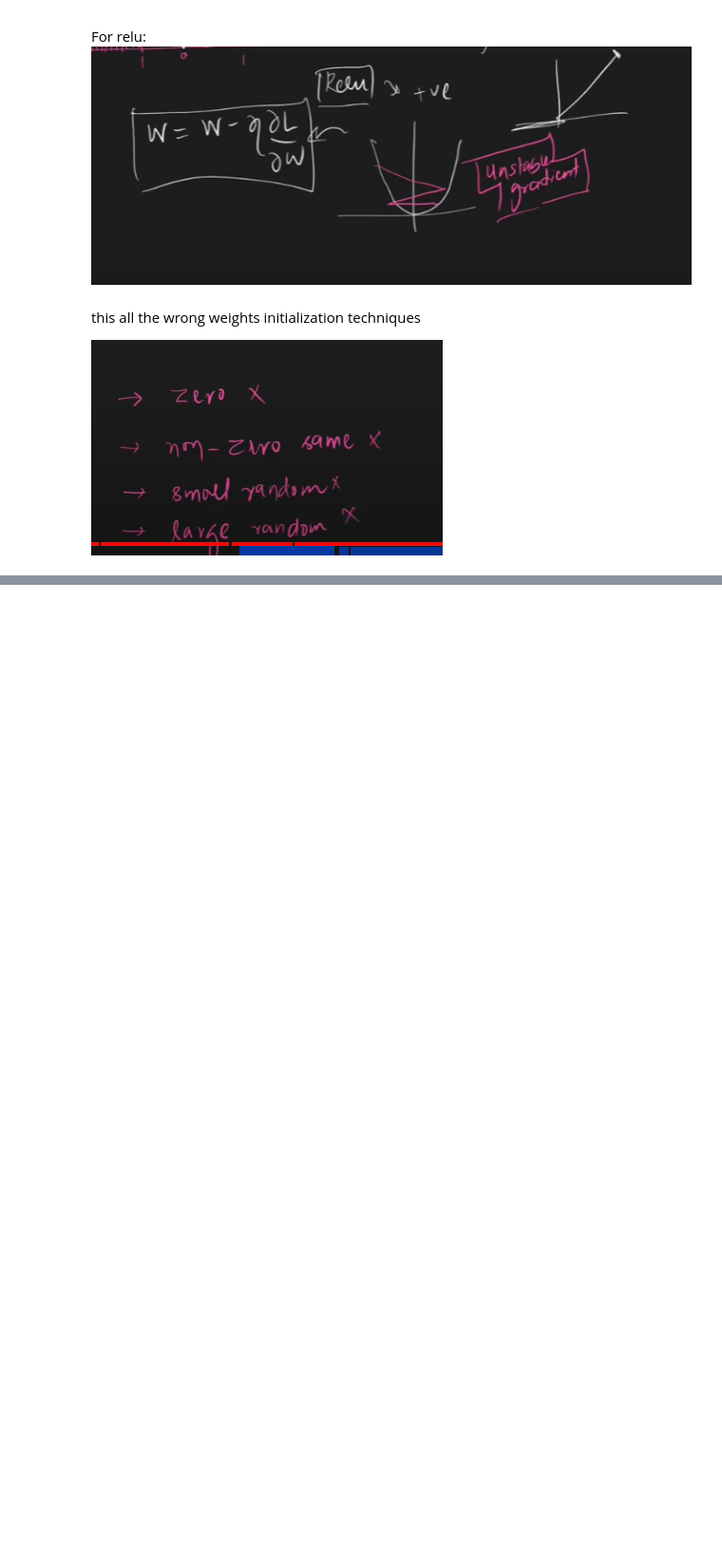
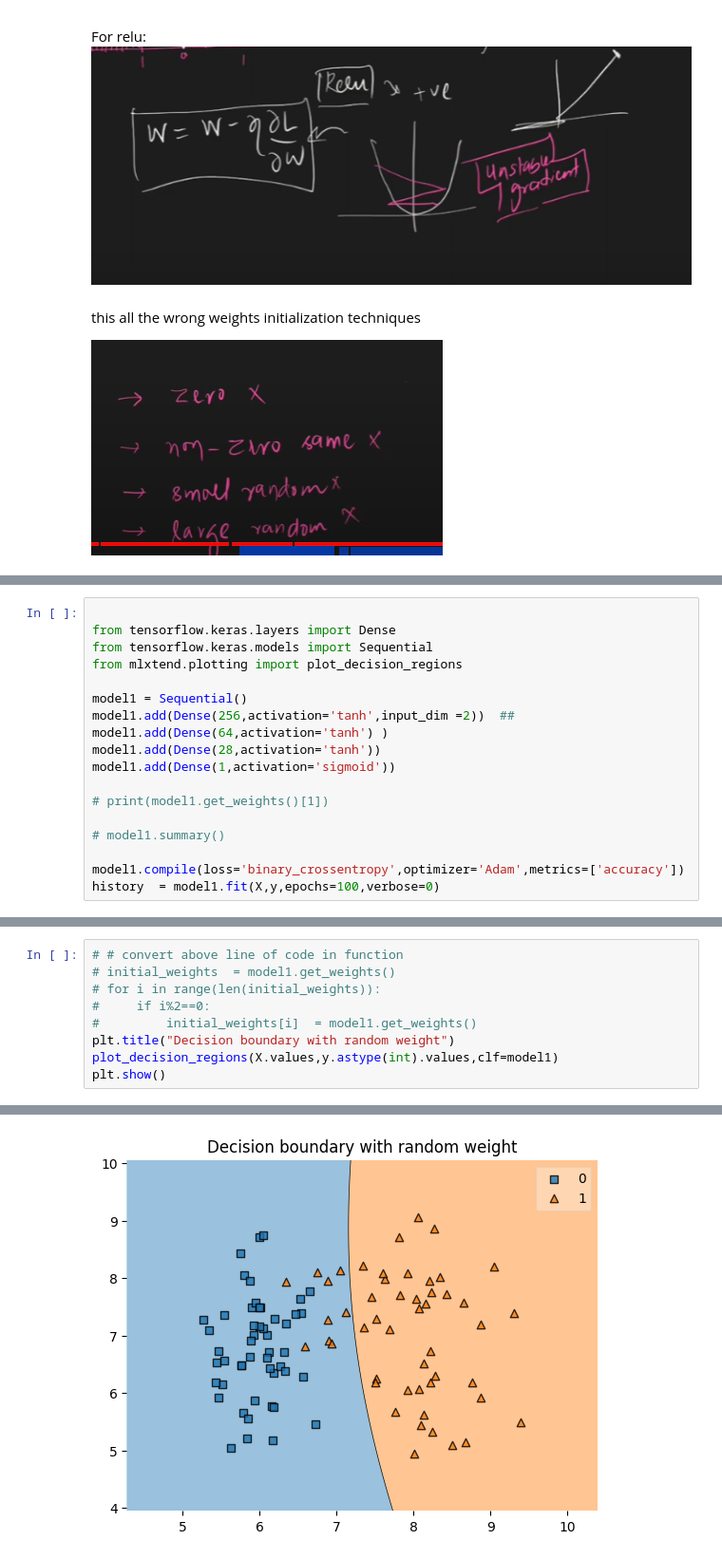
Before and after one commit to AM-Ankitgit/Complete-Deep-Learning-Algorithms, a Jupyter notebook: Activation Function/Weight Initialization Techiques.ipynb, the cells around one changed output, grey strips where cells are left out. Shown at 95% size. Saved outputs shown, nothing was run; the diff lists cells and outputs as text; blank space fills up the shorter version.

```diff
--- a/Activation Function/Weight Initialization Techiques.ipynb
+++ b/Activation Function/Weight Initialization Techiques.ipynb
@@ -173,0 +217,18 @@ this all the wrong weights initialization techniques
+# %%
+
+from tensorflow.keras.layers import Dense
+from tensorflow.keras.models import Sequential
+from mlxtend.plotting import plot_decision_regions
+
+model1 = Sequential()
+model1.add(Dense(256,activation='tanh',input_dim =2))  ##
+model1.add(Dense(64,activation='tanh') )
+model1.add(Dense(28,activation='tanh'))
+model1.add(Dense(1,activation='sigmoid'))
+
+# print(model1.get_weights()[1])
+
+# model1.summary()
+
+model1.compile(loss='binary_crossentropy',optimizer='Adam',metrics=['accuracy'])
+history  = model1.fit(X,y,epochs=100,verbose=0)
@@ -173,0 +263,10 @@ this all the wrong weights initialization techniques
+# %%
+# # convert above line of code in function
+# initial_weights  = model1.get_weights()
+# for i in range(len(initial_weights)):
+#     if i%2==0:
+#         initial_weights[i]  = model1.get_weights()
+plt.title("Decision boundary with random weight")
+plot_decision_regions(X.values,y.astype(int).values,clf=model1)
+plt.show()
+# %% [output]
@@ -173,0 +274 @@ this all the wrong weights initialization techniques
+[figure, added]
```
Also changed, not shown: parts of 16 cells of this notebook, 3 other files.
